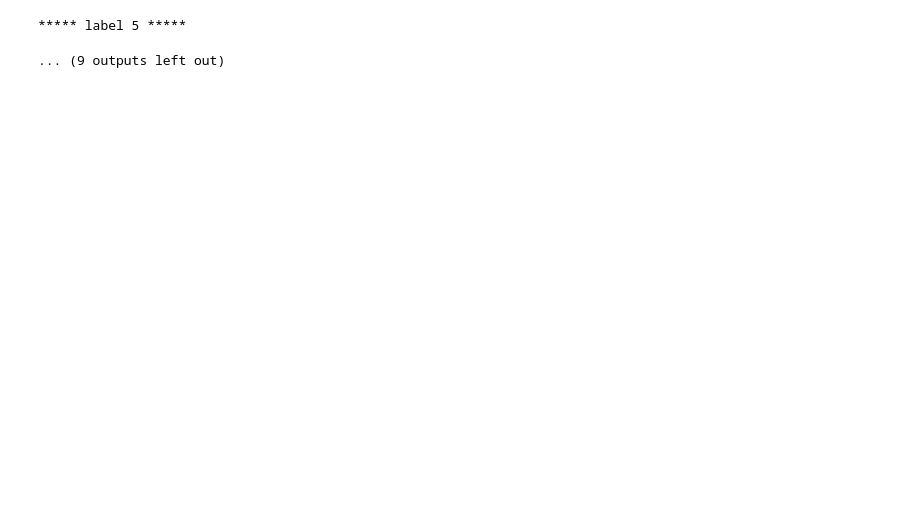
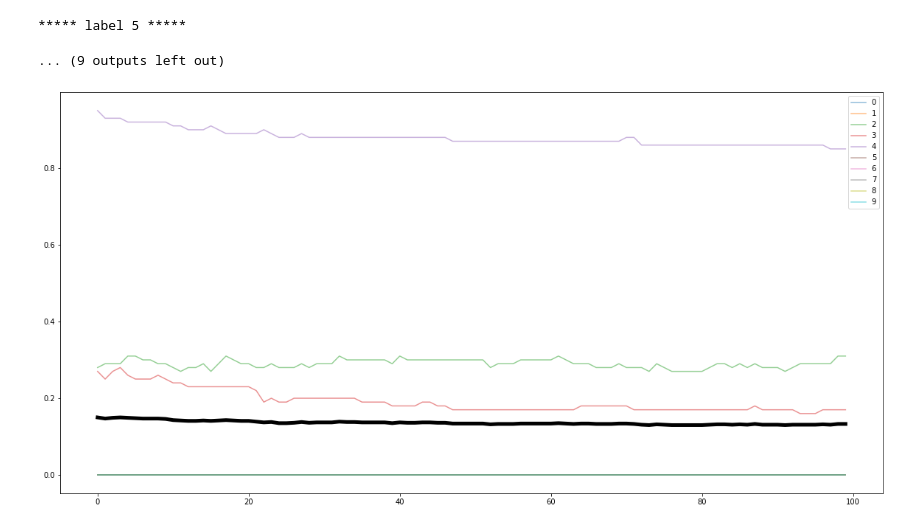
Before and after one commit to SlowMonk/XAI, a Jupyter notebook: 1.problem/Selectivity.ipynb, the cells around one changed output. Saved outputs shown, nothing was run; the diff lists cells and outputs as text; code cells hidden in the pictures; blank space fills up the shorter version.

```diff
--- a/1.problem/Selectivity.ipynb
+++ b/1.problem/Selectivity.ipynb
@@ -342,3 +342,21 @@ Please use `tqdm.notebook.tqdm` instead of `tqdm.tqdm_notebook`
 [interactive output not drawn]
 ***** label 5 *****
 ... (9 outputs left out)
+# %%
+plt.figure(figsize=(20,10))
+for i, k in enumerate(tot_score.keys()):
+    plt.plot(np.array(tot_score[k]).mean(axis=0), alpha=.5, label=k)
+
+    if i == 0:
+        total = np.array(tot_score[k]).mean(axis=0)
+    else:
+        total += np.array(tot_score[k]).mean(axis=0)
+
+total /= 10
+plt.plot(total, color='black', linewidth=5)
+plt.legend()
+# plt.xlim((0, 100))
+# plt.ylim((0., 1.))
+plt.show()
+# %% [output]
+[figure, added]
```
Also changed, not shown: 1 other file.
